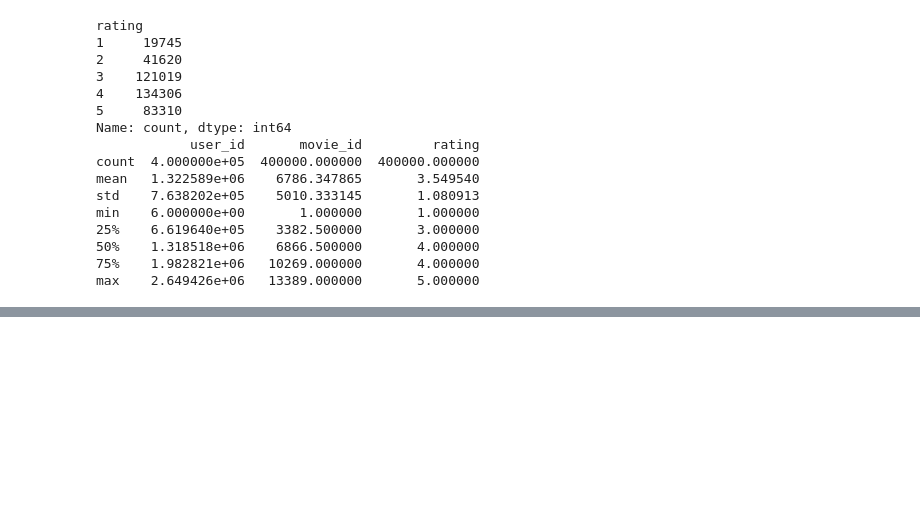
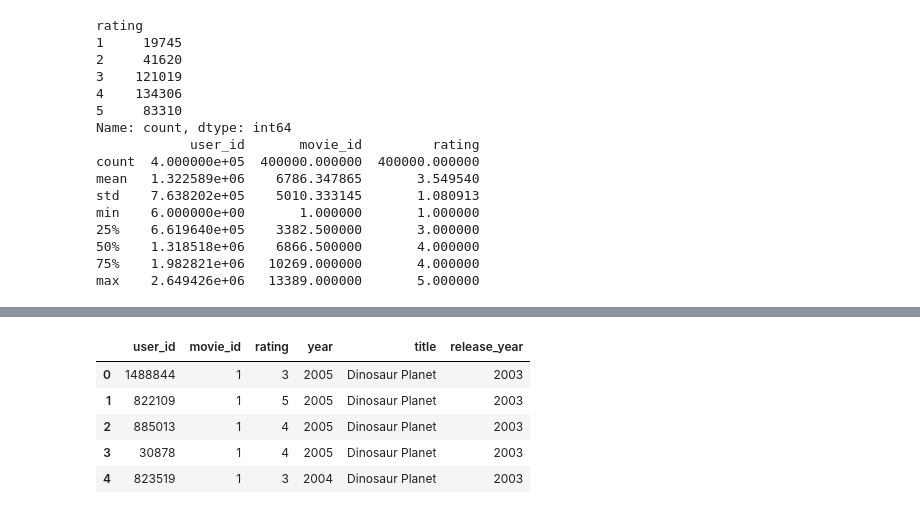
Before and after one commit to sooocali/ADS508_material_work, a Jupyter notebook: dataexploring.ipynb, the cells around one changed output, grey strips where cells are left out. Cells and saved outputs as stored; diff of their text form; code cells hidden in the pictures; blank space fills up the shorter version.

```diff
--- a/dataexploring.ipynb
+++ b/dataexploring.ipynb
@@ -1283,0 +1318,9 @@ max    2.649426e+06   13389.000000       5.000000
+# %%
+nflix_training.head()
+# %% [output]
+|  | user_id | movie_id | rating | year | title | release_year |
+| 0 | 1488844 | 1 | 3 | 2005 | Dinosaur Planet | 2003 |
+| 1 | 822109 | 1 | 5 | 2005 | Dinosaur Planet | 2003 |
+| 2 | 885013 | 1 | 4 | 2005 | Dinosaur Planet | 2003 |
+| 3 | 30878 | 1 | 4 | 2005 | Dinosaur Planet | 2003 |
+| 4 | 823519 | 1 | 3 | 2004 | Dinosaur Planet | 2003 |
```
Also changed, not shown: parts of 24 cells of this notebook.
